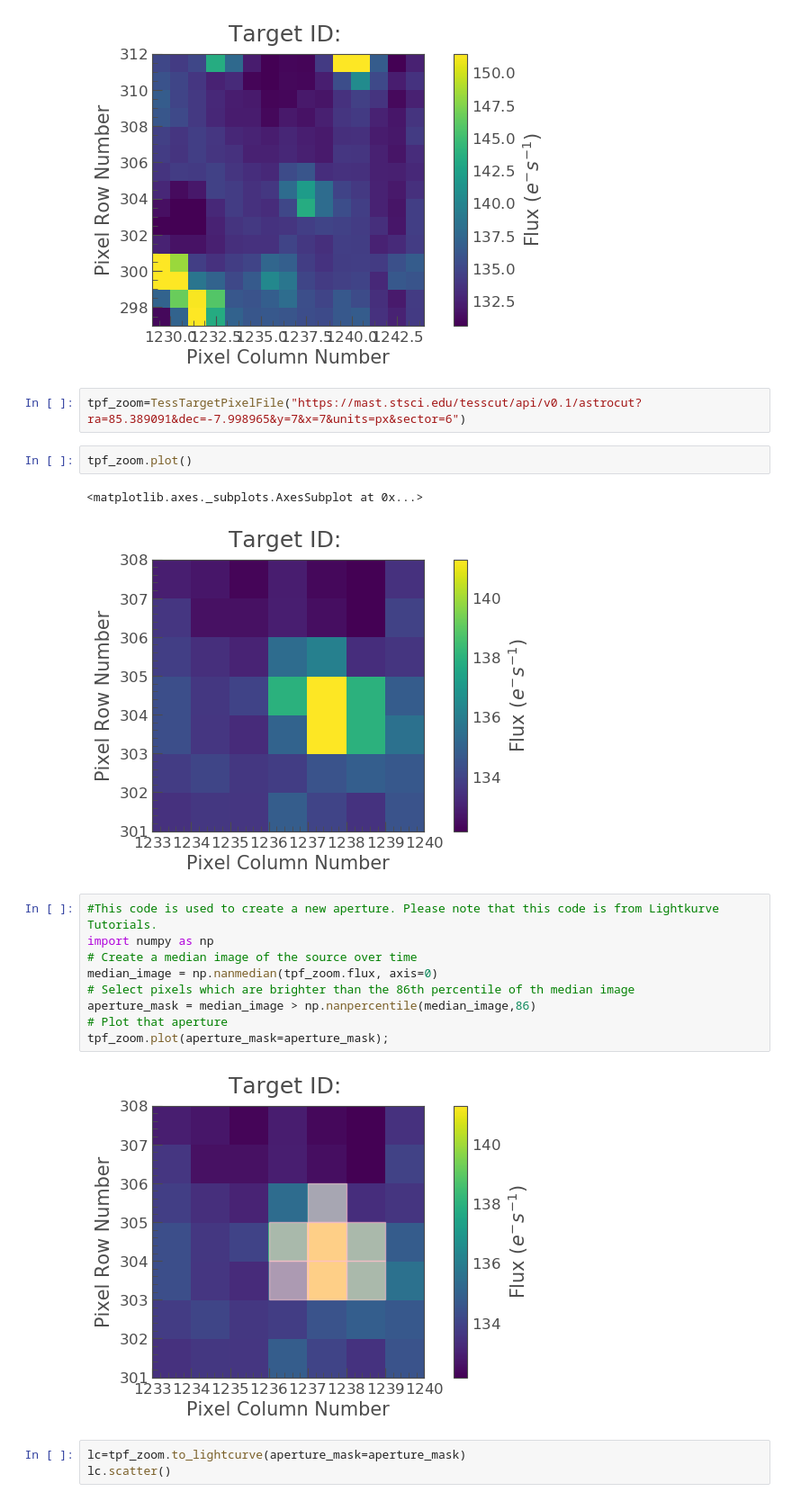
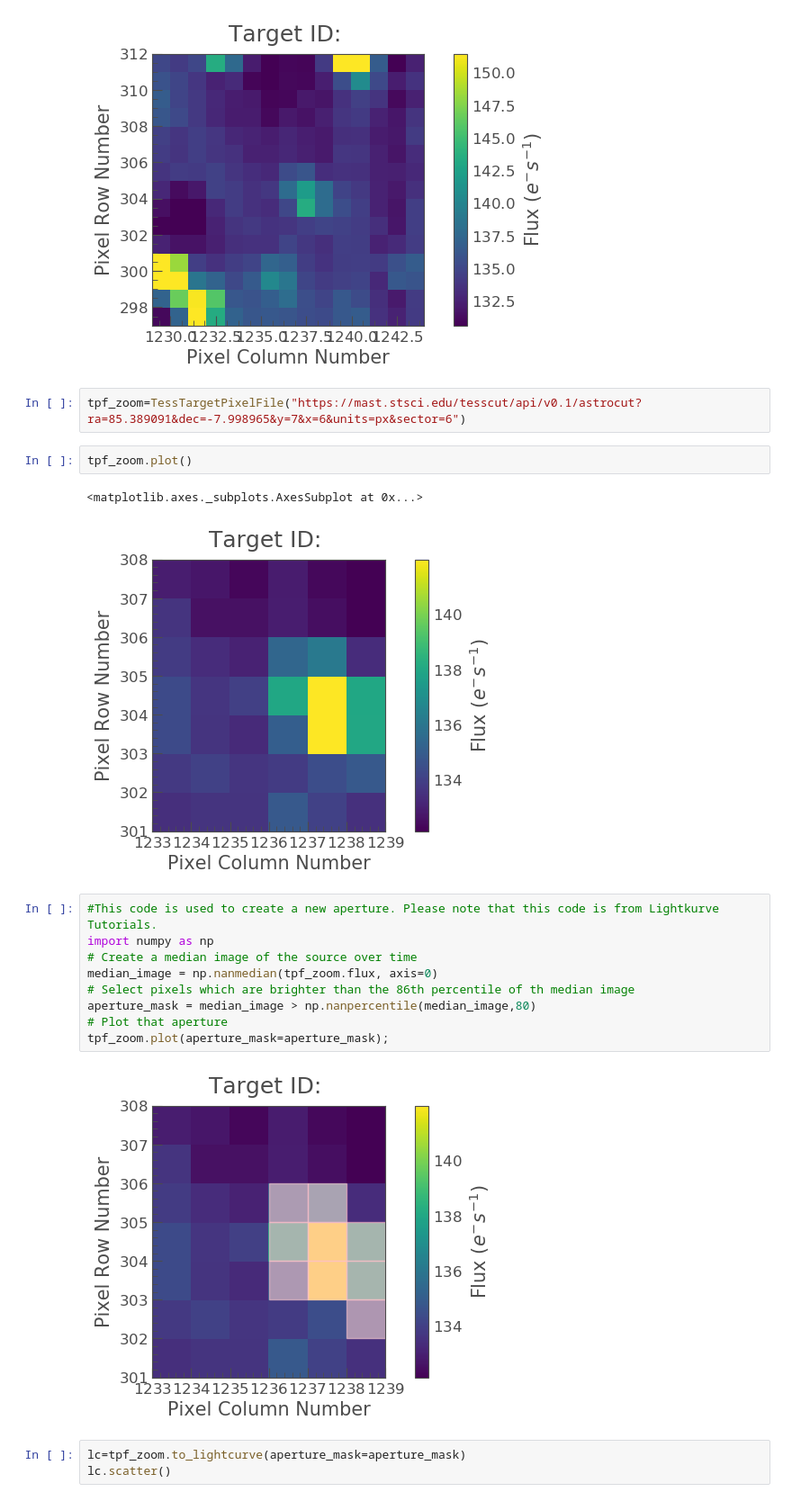
Before and after one commit to ewarrick/KNAC, a Jupyter notebook: Data Work/Class II SB2s/TIC 279540445 tess-s0006-2-4.ipynb, the cells around one changed output. Shown: that part at 90% size. Saved outputs shown, nothing was run; the diff lists cells and outputs as text.

```diff
--- a/Data Work/Class II SB2s/TIC 279540445 tess-s0006-2-4.ipynb
+++ b/Data Work/Class II SB2s/TIC 279540445 tess-s0006-2-4.ipynb
@@ -82,23 +150,23 @@ tpf.plot()
 <matplotlib.axes._subplots.AxesSubplot at 0x...>
 [figure]
 # %%
-tpf_zoom=TessTargetPixelFile("https://mast.stsci.edu/tesscut/api/v0.1/astrocut?ra=85.389091&dec=-7.998965&y=7&x=7&units=px&sector=6")
+tpf_zoom=TessTargetPixelFile("https://mast.stsci.edu/tesscut/api/v0.1/astrocut?ra=85.389091&dec=-7.998965&y=7&x=6&units=px&sector=6")
 # %%
 tpf_zoom.plot()
 # %% [output]
 <matplotlib.axes._subplots.AxesSubplot at 0x...>
-[figure, old version]
+[figure, new version]
 # %%
 #This code is used to create a new aperture. Please note that this code is from Lightkurve Tutorials.
 import numpy as np
 # Create a median image of the source over time
 median_image = np.nanmedian(tpf_zoom.flux, axis=0)
 # Select pixels which are brighter than the 86th percentile of th median image
-aperture_mask = median_image > np.nanpercentile(median_image,86)
+aperture_mask = median_image > np.nanpercentile(median_image,80)
 # Plot that aperture
 tpf_zoom.plot(aperture_mask=aperture_mask);
 # %% [output]
-[figure, old version]
+[figure, new version]
 # %%
 lc=tpf_zoom.to_lightcurve(aperture_mask=aperture_mask)
 lc.scatter()
```
Also changed, not shown: parts of 4 cells of this notebook, 30 other files.
